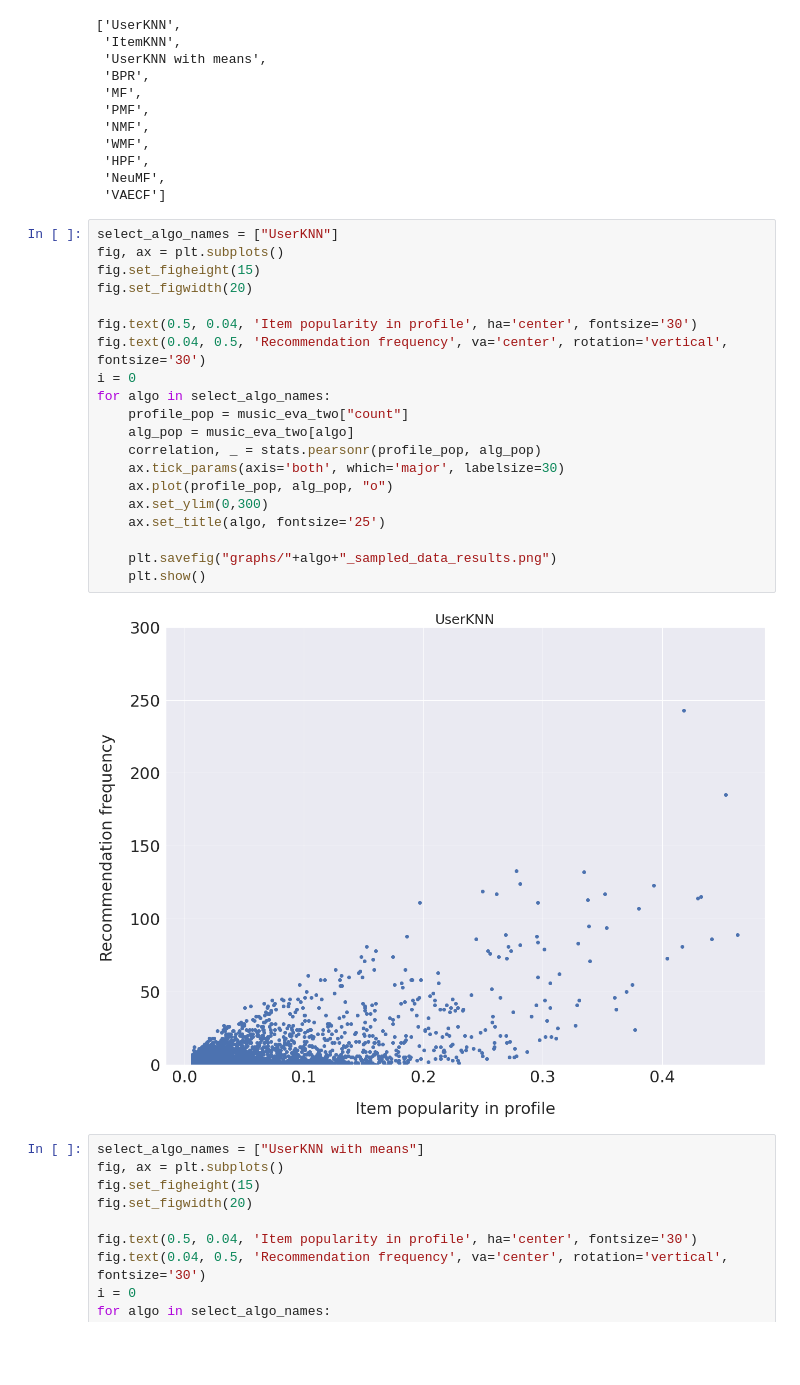
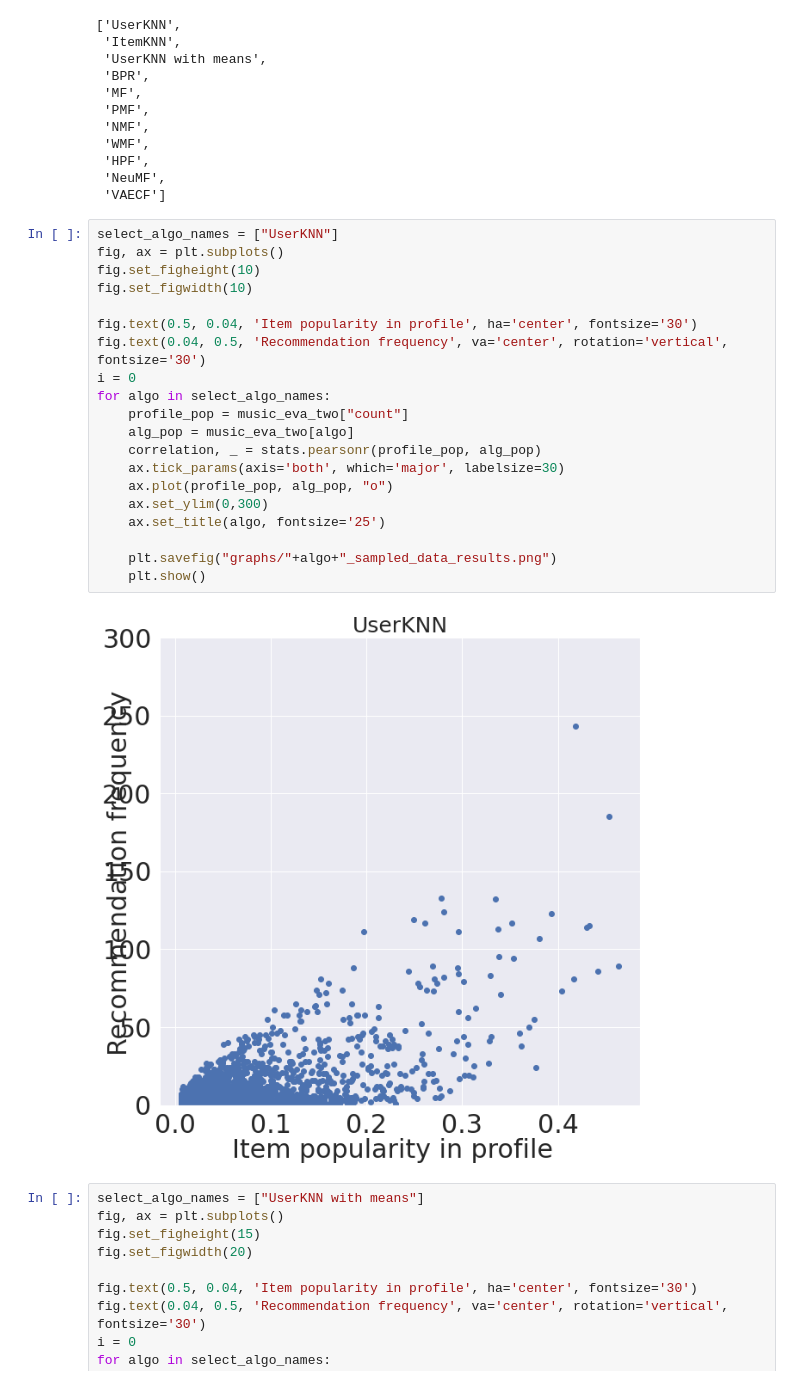
Before and after one commit to SavvinaDaniil/UnfairnessOfPopularityBias, a Jupyter notebook: 6. Compare LastFM with sampled dataset.ipynb, the cells around one changed output. Drawn from its saved outputs; the diff is of its cells as text; blank space fills up the shorter version.

Commit message:
Graphs

```diff
--- a/6. Compare LastFM with sampled dataset.ipynb
+++ b/6. Compare LastFM with sampled dataset.ipynb
@@ -91,25 +96,25 @@ algo_names
 # %%
 select_algo_names = ["UserKNN"]
 fig, ax = plt.subplots()
-fig.set_figheight(15)
-fig.set_figwidth(20)
+fig.set_figheight(10)
+fig.set_figwidth(10)
 
 fig.text(0.5, 0.04, 'Item popularity in profile', ha='center', fontsize='30')
 fig.text(0.04, 0.5, 'Recommendation frequency', va='center', rotation='vertical', fontsize='30')
 i = 0
 for algo in select_algo_names:
     profile_pop = music_eva_two["count"]
     alg_pop = music_eva_two[algo]
     correlation, _ = stats.pearsonr(profile_pop, alg_pop)
     ax.tick_params(axis='both', which='major', labelsize=30)
     ax.plot(profile_pop, alg_pop, "o")
     ax.set_ylim(0,300)
     ax.set_title(algo, fontsize='25')
 
     plt.savefig("graphs/"+algo+"_sampled_data_results.png")
     plt.show()
 # %% [output]
-[figure, old version]
+[figure, new version]
 # %%
 select_algo_names = ["UserKNN with means"]
 fig, ax = plt.subplots()
```
Also changed, not shown: parts of 1 cell of this notebook, 3 other files.
